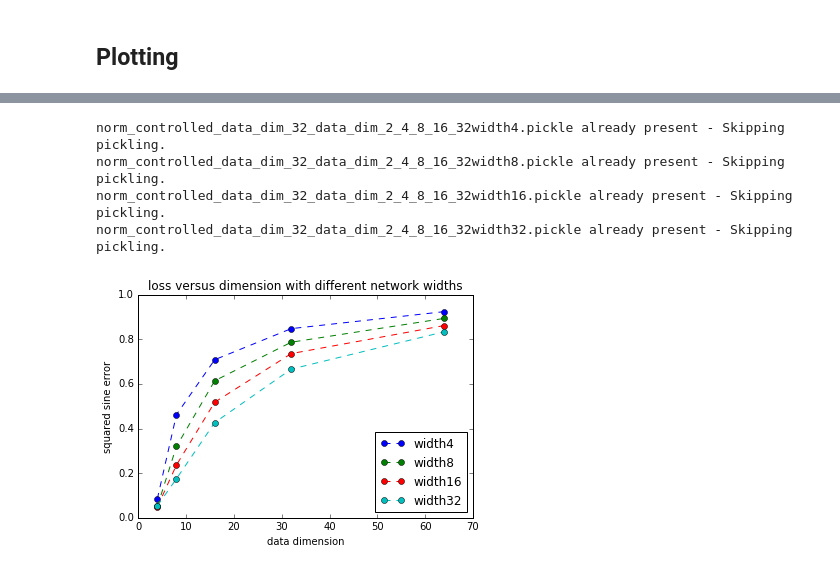
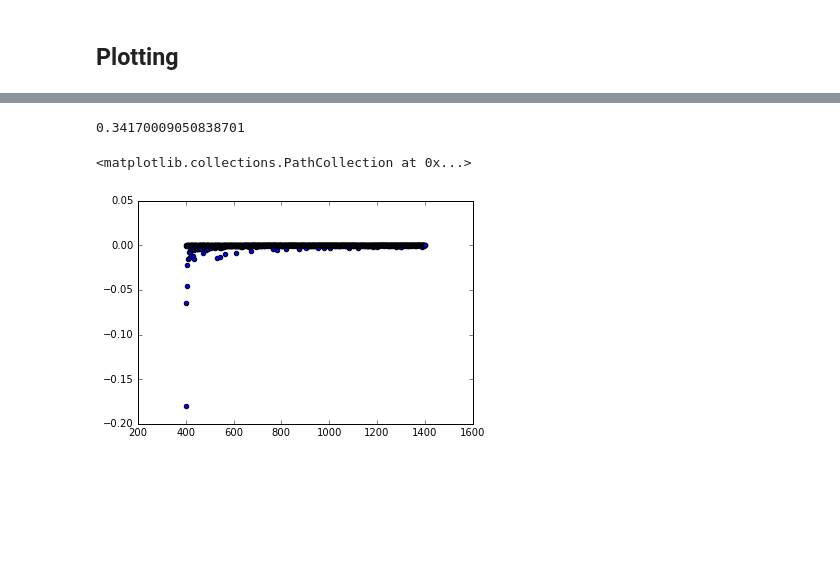
Before and after one commit to chengtang48/SGD_autoencoders, a Jupyter notebook: experiments-autoencoders.ipynb, the cells around one changed output, grey strips where cells are left out. Drawn from its saved outputs; the diff is of its cells as text; code cells hidden in the pictures; blank space fills up the shorter version.

```diff
--- a/experiments-autoencoders.ipynb
+++ b/experiments-autoencoders.ipynb
@@ -347 +545,13 @@ import math
+# %%
+avg1[0]
+# %% [output]
+0.34170009050838701
+# %%
+plt.scatter(time_pts, np.array(bias_list_mod)[:,0])
+#bias_list_mod
+#np.histogram(bias_list_mod[:,0])
+#len(time_pts)
+# %% [output]
+<matplotlib.collections.PathCollection at 0x...>
+[figure, added]
 # %%
@@ -408,18 +621,12 @@ def get_data_and_plot(fnames, pname, pvalues, varname, value_list, algo):
 # %%
-fnames = list()
-fname = 'norm_controlled_data_dim_32_data_dim_2_4_8_16_32width'
-for i in range(4):
-    fnames.append(fname + str(2**(i+2)))
-#fname2 = 'norm_controlled_data_dim_32_data_dim_2_4_8_16_32width8'
-#pname = 'batch_size'
-#pvalues = '1,200-0-100'
-varname = 'data_dim'
-value_list = map(str, [4,8,16,32,64])
-algo = 'norm_controlled'
-get_data_and_plot(fnames, 0, 0, varname, value_list, algo)
+# fnames = list()
+# fname = 'norm_controlled_data_dim_32_data_dim_2_4_8_16_32width'
+# for i in range(4):
+#     fnames.append(fname + str(2**(i+2)))
+# #fname2 = 'norm_controlled_data_dim_32_data_dim_2_4_8_16_32width8'
+# #pname = 'batch_size'
+# #pvalues = '1,200-0-100'
+# varname = 'data_dim'
+# value_list = map(str, [4,8,16,32,64])
+# algo = 'norm_controlled'
+# get_data_and_plot(fnames, 0, 0, varname, value_list, algo)
-# %% [output]
-norm_controlled_data_dim_32_data_dim_2_4_8_16_32width4.pickle already present - Skipping pickling.
-norm_controlled_data_dim_32_data_dim_2_4_8_16_32width8.pickle already present - Skipping pickling.
-norm_controlled_data_dim_32_data_dim_2_4_8_16_32width16.pickle already present - Skipping pickling.
-norm_controlled_data_dim_32_data_dim_2_4_8_16_32width32.pickle already present - Skipping pickling.
-[figure, removed]
```
Also changed, not shown: parts of 26 cells of this notebook, 4 other files.
